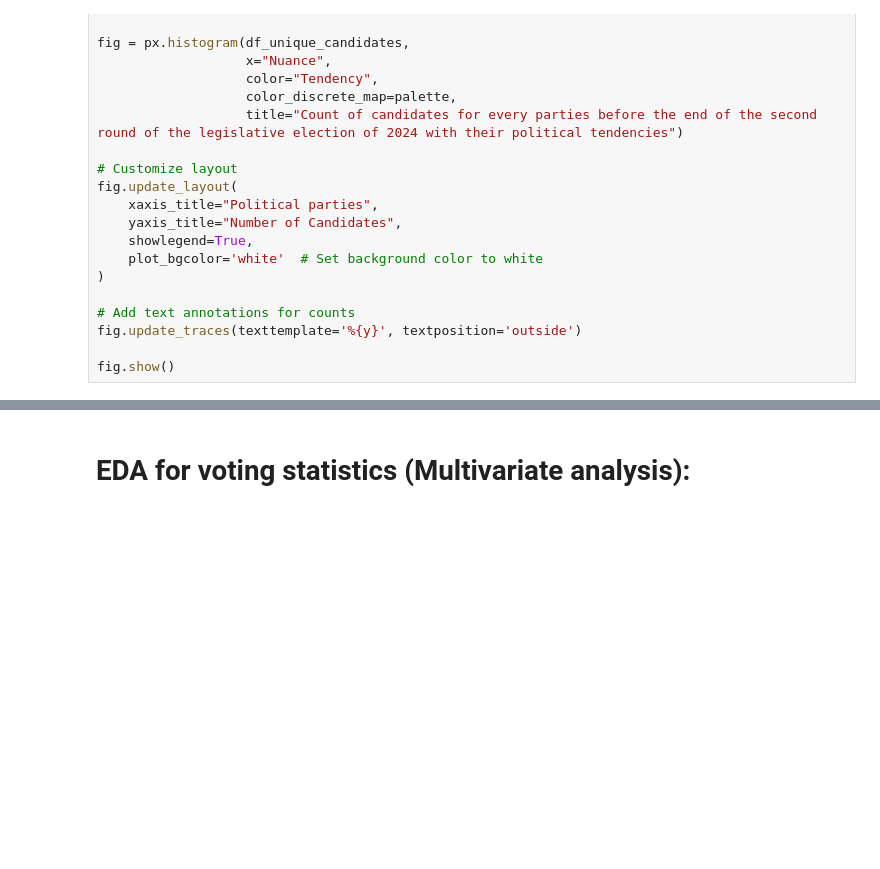
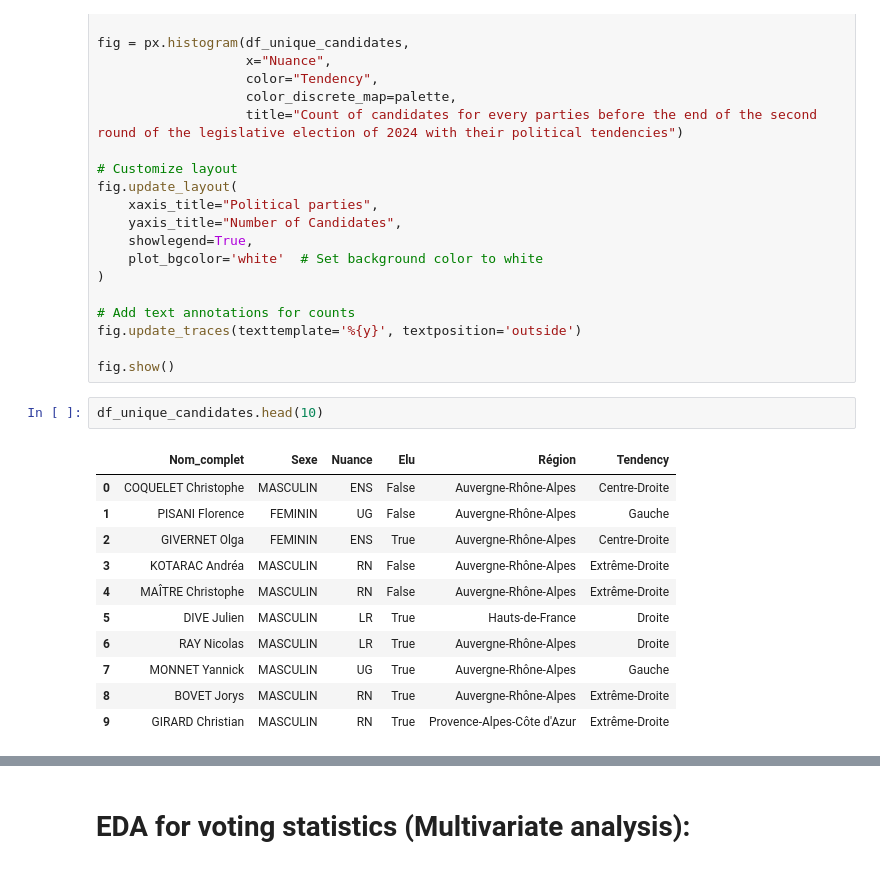
Before and after one commit to RonanRibouletPython/Data_Analysis_Job_Prep, a Jupyter notebook: Notebooks/EDA_Election_2024.ipynb, the cells around one changed output, grey strips where cells are left out. Drawn from its saved outputs; the diff is of its cells as text; blank space fills up the shorter version.

```diff
--- a/Notebooks/EDA_Election_2024.ipynb
+++ b/Notebooks/EDA_Election_2024.ipynb
@@ -704,3 +679,17 @@ fig.update_layout(
 fig.update_traces(texttemplate='%{y}', textposition='outside')
 
 fig.show()
+# %%
+df_unique_candidates.head(10)
+# %% [output]
+|  | Nom_complet | Sexe | Nuance | Elu | Région | Tendency |
+| 0 | COQUELET Christophe | MASCULIN | ENS | False | Auvergne-Rhône-Alpes | Centre-Droite |
+| 1 | PISANI Florence | FEMININ | UG | False | Auvergne-Rhône-Alpes | Gauche |
+| 2 | GIVERNET Olga | FEMININ | ENS | True | Auvergne-Rhône-Alpes | Centre-Droite |
+| 3 | KOTARAC Andréa | MASCULIN | RN | False | Auvergne-Rhône-Alpes | Extrême-Droite |
+| 4 | MAÎTRE Christophe | MASCULIN | RN | False | Auvergne-Rhône-Alpes | Extrême-Droite |
+| 5 | DIVE Julien | MASCULIN | LR | True | Hauts-de-France | Droite |
+| 6 | RAY Nicolas | MASCULIN | LR | True | Auvergne-Rhône-Alpes | Droite |
+| 7 | MONNET Yannick | MASCULIN | UG | True | Auvergne-Rhône-Alpes | Gauche |
+| 8 | BOVET Jorys | MASCULIN | RN | True | Auvergne-Rhône-Alpes | Extrême-Droite |
+| 9 | GIRARD Christian | MASCULIN | RN | True | Provence-Alpes-Côte d'Azur | Extrême-Droite |
```
Also changed, not shown: parts of 10 cells of this notebook, 1 other file.
